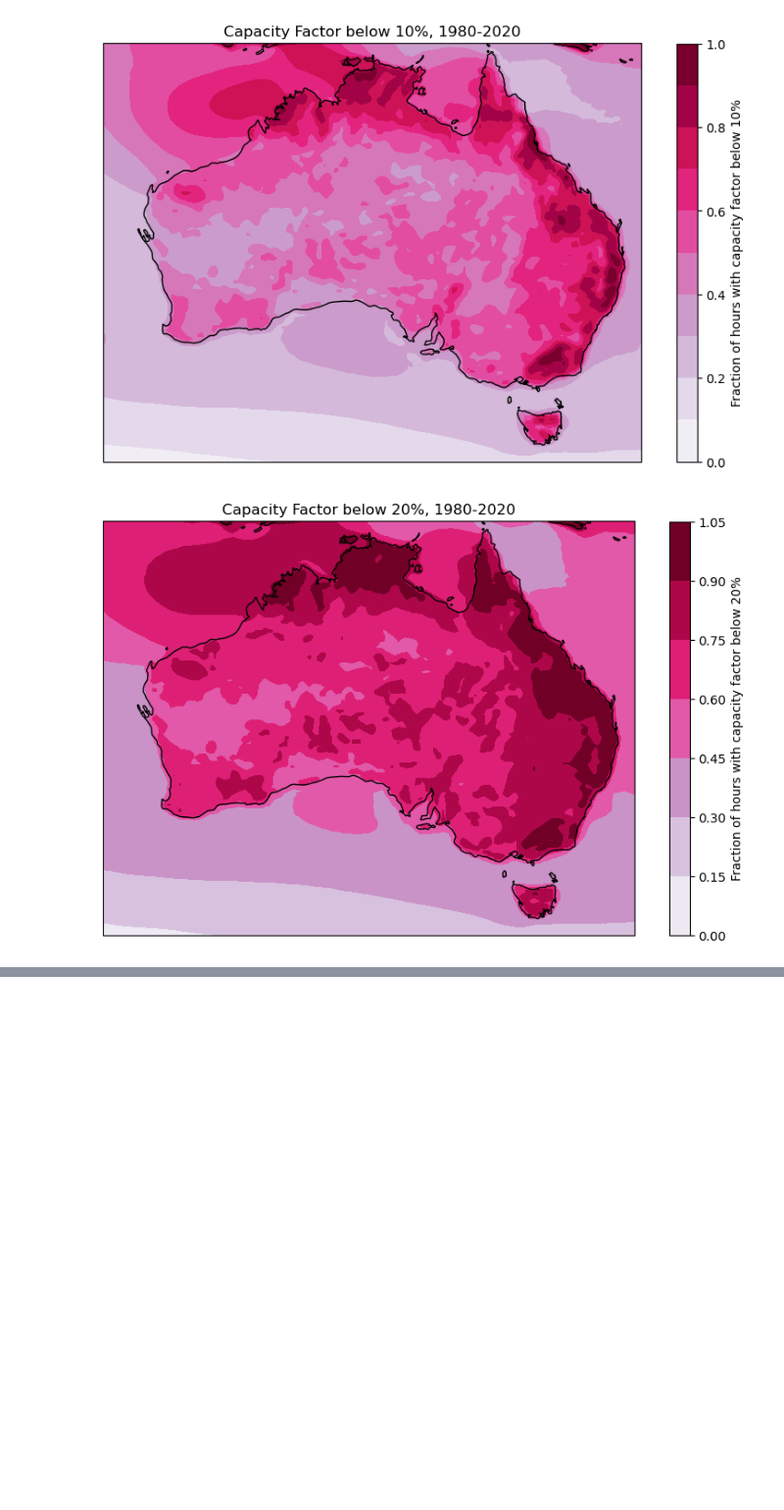
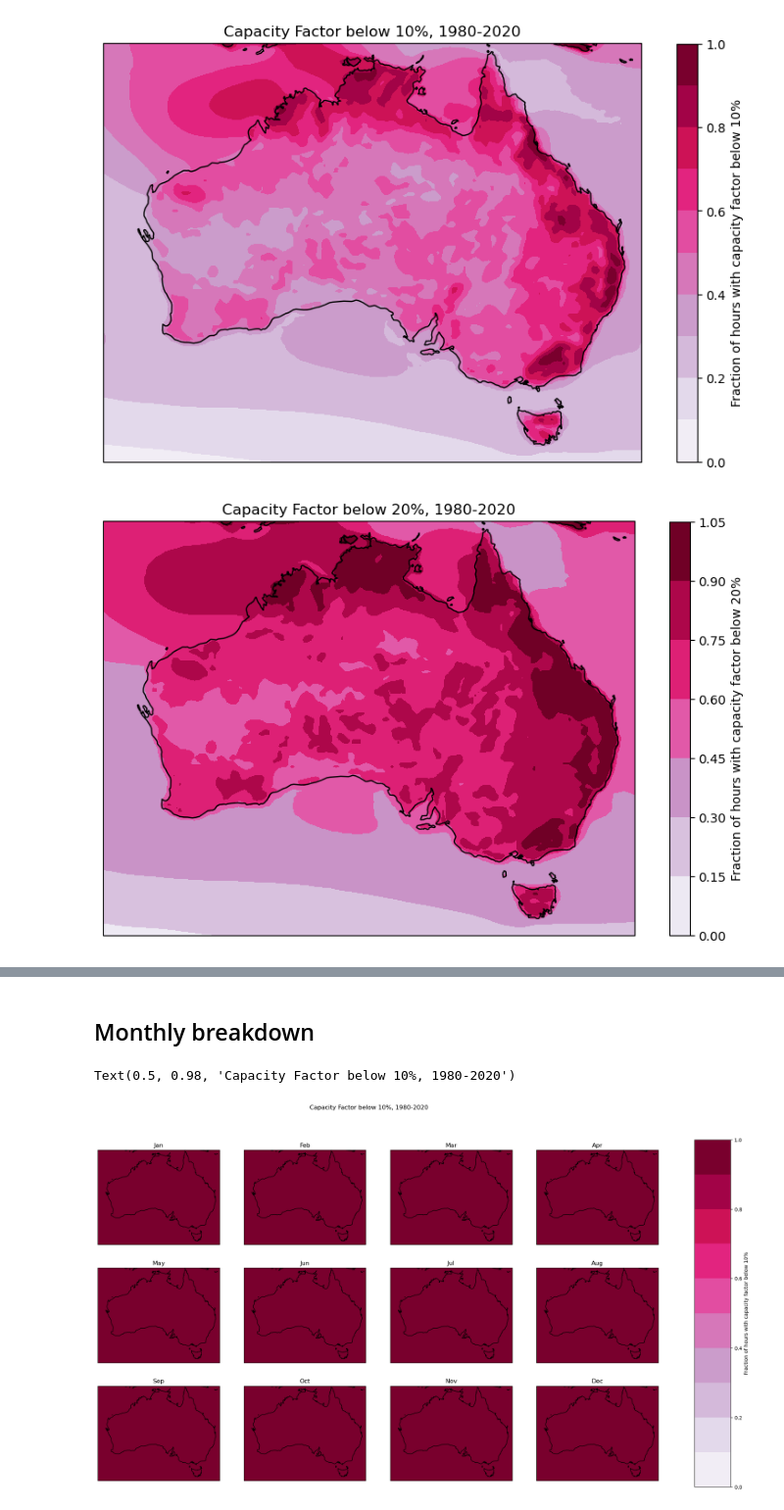
Before and after one commit to 21centuryweather/GC26_energy_synoptics, a Jupyter notebook: dev/wind_drought/wind_capacity_factor_analysis.ipynb, the cells around one changed output, grey strips where cells are left out. Shown at 98% size. Saved outputs shown, nothing was run; the diff lists cells and outputs as text; code cells hidden in the pictures; blank space fills up the shorter version.

```diff
--- a/dev/wind_drought/wind_capacity_factor_analysis.ipynb
+++ b/dev/wind_drought/wind_capacity_factor_analysis.ipynb
@@ -185,0 +243,16 @@ fig_below_20_percent.savefig(OUTPUT_DIR + f'capacity_factor_below_20percent_frac
+# %% [markdown]
+## Monthly breakdown
+# %%
+month_names = {1: "Jan", 2: "Feb", 3: "Mar", 4: "Apr", 5: "May", 6: "Jun", 7: "Jul", 8: "Aug", 9: "Sep", 10: "Oct", 11: "Nov", 12: "Dec"}
+# %%
+cf_below_10_percent_frac_monthly = {}
+for month, cf_ds_month in cf_ds['capacity_factor'].groupby('time.month'):
+    # Find instances where cf is below threshold #
+    cf_below_10_percent = np.less(cf_ds_month, 0.1)
+
+    # Count instances where cf below threshold #
+    cf_below_10_percent_count = np.sum(cf_below_10_percent, axis=0)
+
+    # Count fraction of hours where cf below threshold #
+    num_records_per_grid = cf_ds_month.count(dim='time')
+    cf_below_10_percent_frac_monthly[month] = cf_below_10_percent_count / num_records_per_grid
@@ -185,0 +305,49 @@ fig_below_20_percent.savefig(OUTPUT_DIR + f'capacity_factor_below_20percent_frac
+# %%
+# Check seasonality
+# Getting Lats/Lons #
+lon_1d = cf_ds["lon"]
+lat_1d = cf_ds["lat"]
+
+lon_min, lon_max, lat_min, lat_max = lon_1d.min(), lon_1d.max(), lat_1d.min(), lat_1d.max()
+
+# Making lat/lons into 2d grids #
+lon2d, lat2d = np.meshgrid(lon_1d, lat_1d)
+
+# Plotting #
+# Below 10% Map #
+fig_below_10_percent, axes = plt.subplots(figsize=(20, 12), nrows=3, ncols=4, subplot_kw=dict(projection=ccrs.PlateCarree(central_longitude=134)))
+
+norm = colors.Normalize(vmin=0, vmax=1)
+colorizer = mcolorizer.Colorizer(cmap='PuRd', norm=norm)
+
+for month, ax in enumerate(axes.flatten(), start=1):
+    # Map configuration #
+    ax.set_extent([lon_min, lon_max, lat_min, lat_max], crs=ccrs.PlateCarree())
+
+    # Add map features #
+    ax.coastlines()
+    ax.add_feature(cfeature.BORDERS, linestyle=':')
+    ax.add_feature(cfeature.LAND, alpha=0.3)
+    ax.add_feature(cfeature.OCEAN, alpha=0.2)
+
+    ax.set_title(month_names[month])
+
+    cf1 = ax.contourf(
+        lon2d,
+        lat2d,
+        np.ones_like(lon2d),
+        colorizer=colorizer,
+        transform=ccrs.PlateCarree(),
+        transform_first = True,
+        levels = [0.0,0.1,0.2,0.3,0.4,0.5,0.6,0.7,0.8,0.9,1.0]
+    )
+
+cbar = fig_below_10_percent.colorbar(cf1,location='right',orientation='vertical', cax=plt.axes((0.95, 0.1, 0.05, 0.8)))
+cbar.set_label("Fraction of hours with capacity factor below 10%")
+
+# Add title #
+fig_below_10_percent.suptitle(f"Capacity Factor below 10%, {START_YEAR}-{END_YEAR}")
+# fig_below_10_percent.savefig(OUTPUT_DIR + f'capacity_factor_below_10percent_hours_monthly_{START_YEAR}_{END_YEAR}.pdf')
+# %% [output]
+Text(0.5, 0.98, 'Capacity Factor below 10%, 1980-2020')
+[figure, added]
```
Also changed, not shown: parts of 6 cells of this notebook.
